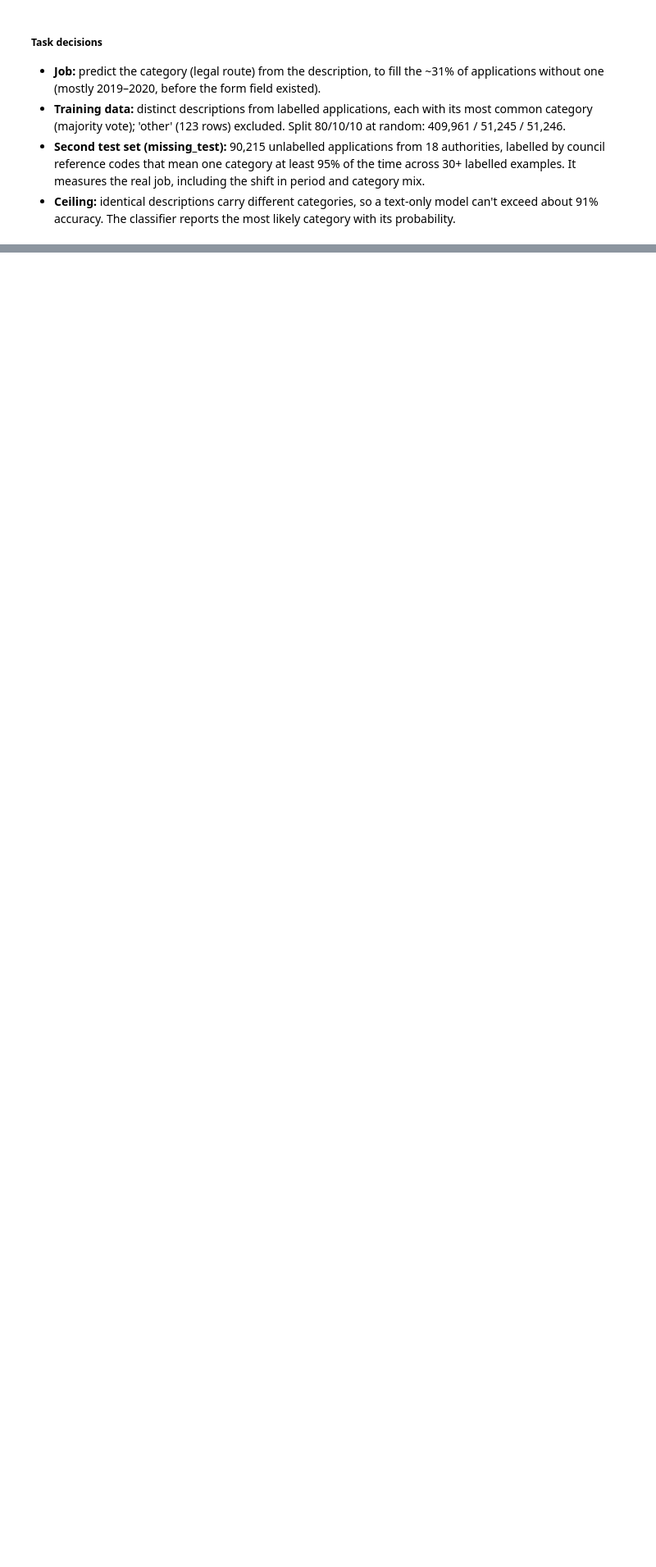
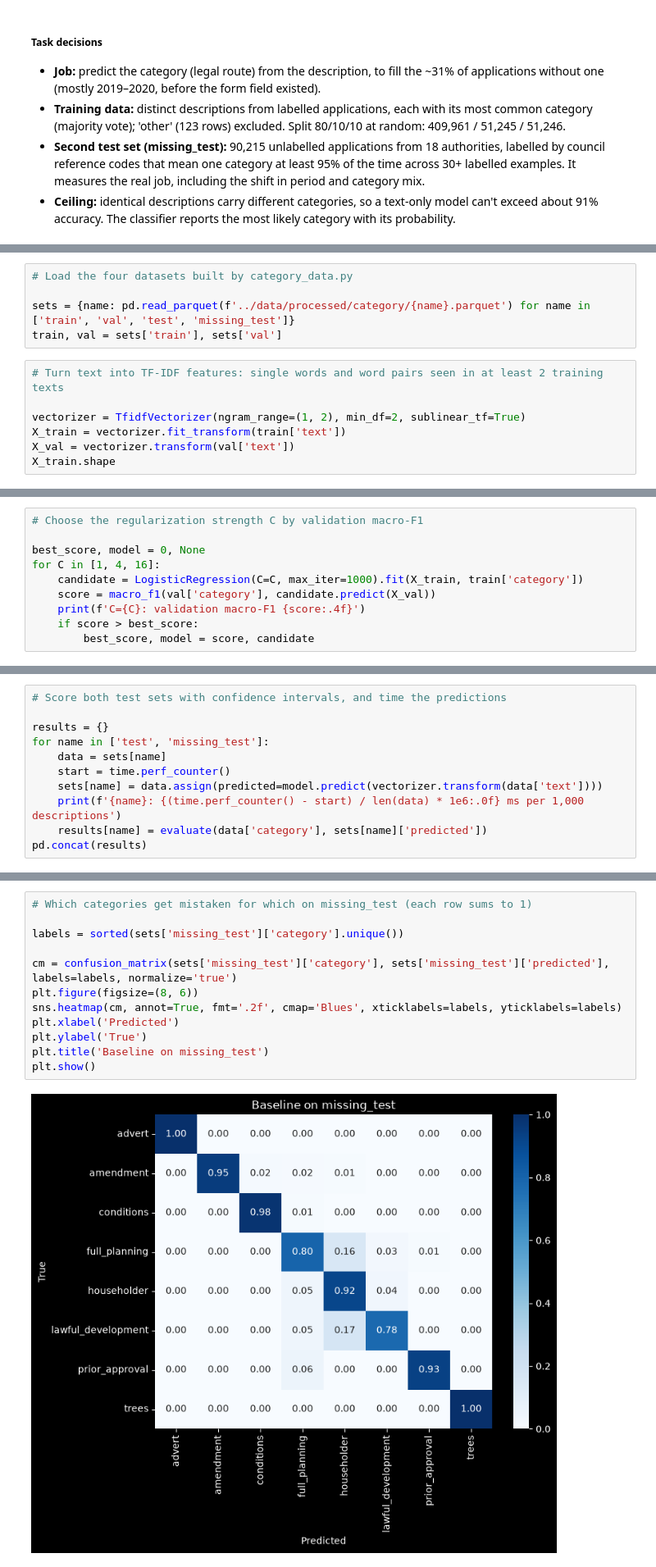
Before and after one commit to samaddmirzaa/london-planscope, a Jupyter notebook: notebooks/02_category_classifier.ipynb, the cells around one changed output, grey strips where cells are left out. Shown at 82% size. Drawn from its saved outputs; the diff is of its cells as text; blank space fills up the shorter version.

Commit message:
Add shared evaluation and TF-IDF logistic regression baseline

```diff
--- a/notebooks/02_category_classifier.ipynb
+++ b/notebooks/02_category_classifier.ipynb
@@ -63,0 +75,12 @@ Name: proportion, dtype: float64
+# %%
+# Load the four datasets built by category_data.py
+
+sets = {name: pd.read_parquet(f'../data/processed/category/{name}.parquet') for name in ['train', 'val', 'test', 'missing_test']}
+train, val = sets['train'], sets['val']
+# %%
+# Turn text into TF-IDF features: single words and word pairs seen in at least 2 training texts
+
+vectorizer = TfidfVectorizer(ngram_range=(1, 2), min_df=2, sublinear_tf=True)
+X_train = vectorizer.fit_transform(train['text'])
+X_val = vectorizer.transform(val['text'])
+X_train.shape
@@ -63,0 +89,10 @@ Name: proportion, dtype: float64
+# %%
+# Choose the regularization strength C by validation macro-F1
+
+best_score, model = 0, None
+for C in [1, 4, 16]:
+    candidate = LogisticRegression(C=C, max_iter=1000).fit(X_train, train['category'])
+    score = macro_f1(val['category'], candidate.predict(X_val))
+    print(f'C={C}: validation macro-F1 {score:.4f}')
+    if score > best_score:
+        best_score, model = score, candidate
@@ -63,0 +103,11 @@ Name: proportion, dtype: float64
+# %%
+# Score both test sets with confidence intervals, and time the predictions
+
+results = {}
+for name in ['test', 'missing_test']:
+    data = sets[name]
+    start = time.perf_counter()
+    sets[name] = data.assign(predicted=model.predict(vectorizer.transform(data['text'])))
+    print(f'{name}: {(time.perf_counter() - start) / len(data) * 1e6:.0f} ms per 1,000 descriptions')
+    results[name] = evaluate(data['category'], sets[name]['predicted'])
+pd.concat(results)
@@ -63,0 +142,14 @@ Name: proportion, dtype: float64
+# %%
+# Which categories get mistaken for which on missing_test (each row sums to 1)
+
+labels = sorted(sets['missing_test']['category'].unique())
+
+cm = confusion_matrix(sets['missing_test']['category'], sets['missing_test']['predicted'], labels=labels, normalize='true')
+plt.figure(figsize=(8, 6))
+sns.heatmap(cm, annot=True, fmt='.2f', cmap='Blues', xticklabels=labels, yticklabels=labels)
+plt.xlabel('Predicted')
+plt.ylabel('True')
+plt.title('Baseline on missing_test')
+plt.show()
+# %% [output]
+[figure, added]
```
Also changed, not shown: parts of 9 cells of this notebook, 3 other files.
